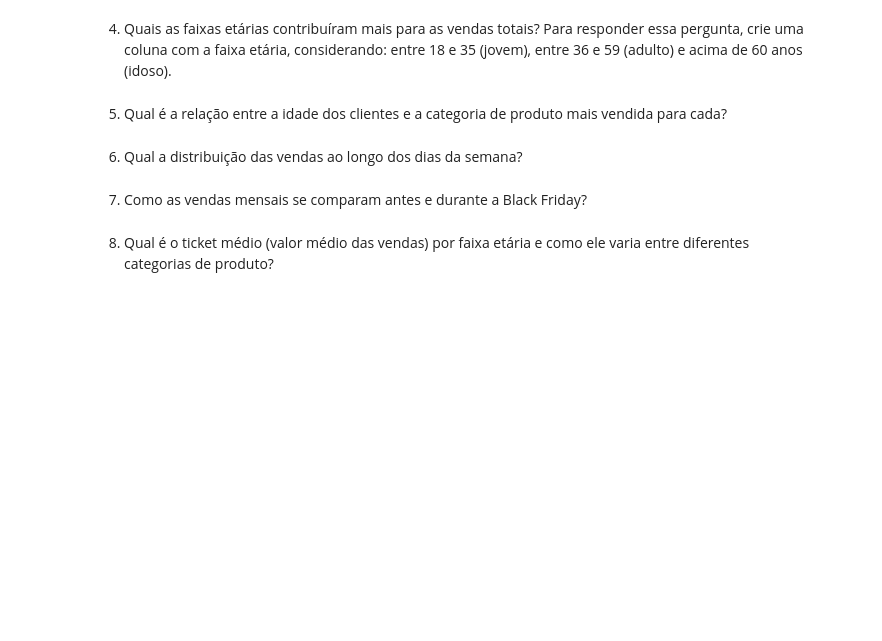
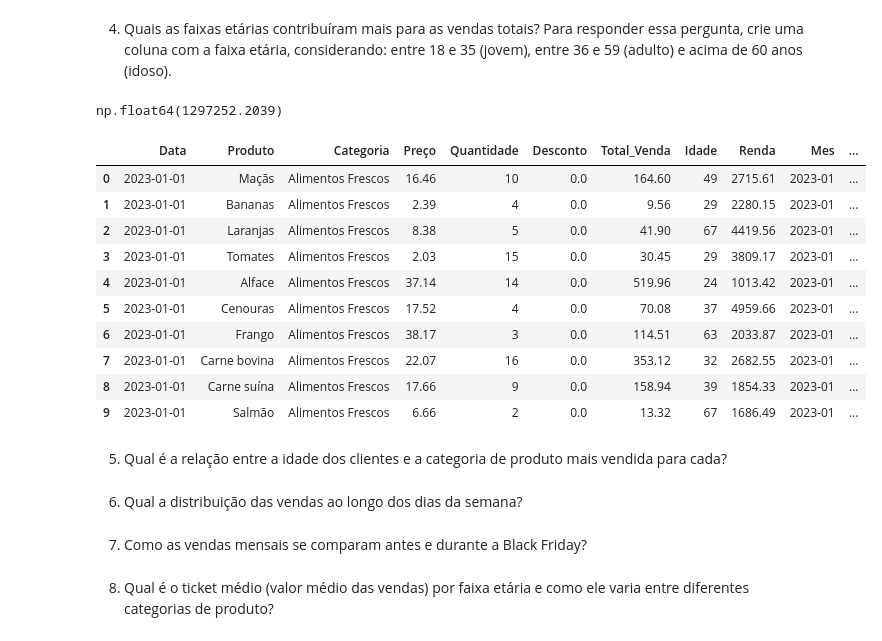
Before and after one commit to Danibisinoto/Repositorio_PROJETO_FINAL_Analise_Exploratoria_de_Dados, a Jupyter notebook: PROJETO.IPYNB, the cells around one changed output. Cells and saved outputs as stored; diff of their text form; code cells hidden in the pictures; blank space fills up the shorter version.

```diff
--- a/PROJETO.IPYNB
+++ b/PROJETO.IPYNB
@@ -388,6 +413,33 @@ sazonal
 4. Quais as faixas etárias contribuíram mais para as vendas totais? Para responder essa
 pergunta, crie uma coluna com a faixa etária, considerando: entre 18 e 35 (jovem), entre
 36 e 59 (adulto) e acima de 60 anos (idoso).
+# %%
+#df.groupby(['Idade'])["Total_Venda"].sum().sort_values(ascending=False)
+
+#Jovem=df[(df['Idade']>=18)&(df['Idade']<=35)]['Total_Venda'].sum()
+#Jovem
+
+#Adulto=df[(df['Idade']>=36)&(df['Idade']<=59)]['Total_Venda'].sum()
+#Adulto
+
+Idoso=df[df['Idade']>=60]['Total_Venda'].sum()
+Idoso
+# %% [output]
+np.float64(1297252.2039)
+# %%
+df.head(10)
+# %% [output]
+|  | Data | Produto | Categoria | Preço | Quantidade | Desconto | Total_Venda | Idade | Renda | Mes | ... |
+| 0 | 2023-01-01 | Maçãs | Alimentos Frescos | 16.46 | 10 | 0.0 | 164.60 | 49 | 2715.61 | 2023-01 | ... |
+| 1 | 2023-01-01 | Bananas | Alimentos Frescos | 2.39 | 4 | 0.0 | 9.56 | 29 | 2280.15 | 2023-01 | ... |
+| 2 | 2023-01-01 | Laranjas | Alimentos Frescos | 8.38 | 5 | 0.0 | 41.90 | 67 | 4419.56 | 2023-01 | ... |
+| 3 | 2023-01-01 | Tomates | Alimentos Frescos | 2.03 | 15 | 0.0 | 30.45 | 29 | 3809.17 | 2023-01 | ... |
+| 4 | 2023-01-01 | Alface | Alimentos Frescos | 37.14 | 14 | 0.0 | 519.96 | 24 | 1013.42 | 2023-01 | ... |
+| 5 | 2023-01-01 | Cenouras | Alimentos Frescos | 17.52 | 4 | 0.0 | 70.08 | 37 | 4959.66 | 2023-01 | ... |
+| 6 | 2023-01-01 | Frango | Alimentos Frescos | 38.17 | 3 | 0.0 | 114.51 | 63 | 2033.87 | 2023-01 | ... |
+| 7 | 2023-01-01 | Carne bovina | Alimentos Frescos | 22.07 | 16 | 0.0 | 353.12 | 32 | 2682.55 | 2023-01 | ... |
+| 8 | 2023-01-01 | Carne suína | Alimentos Frescos | 17.66 | 9 | 0.0 | 158.94 | 39 | 1854.33 | 2023-01 | ... |
+| 9 | 2023-01-01 | Salmão | Alimentos Frescos | 6.66 | 2 | 0.0 | 13.32 | 67 | 1686.49 | 2023-01 | ... |
 # %% [markdown]
 5. Qual é a relação entre a idade dos clientes e a categoria de produto mais vendida para
 cada?
```
Also changed, not shown: parts of 5 cells of this notebook.
